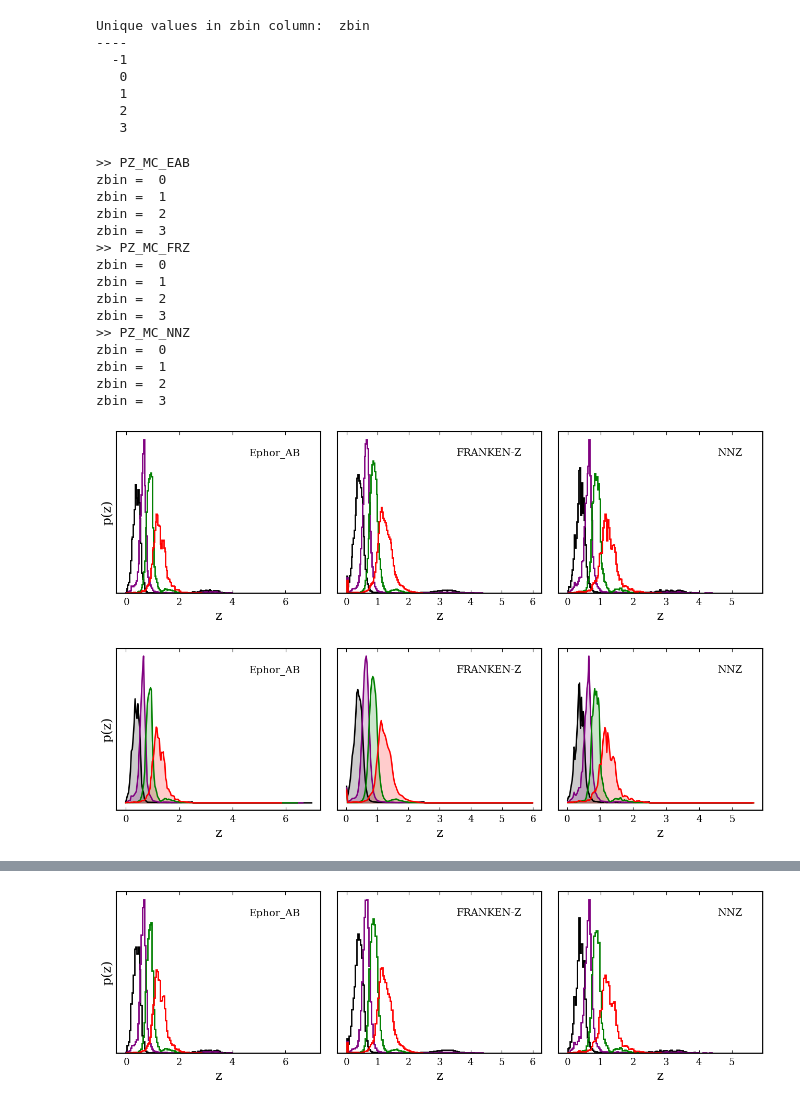
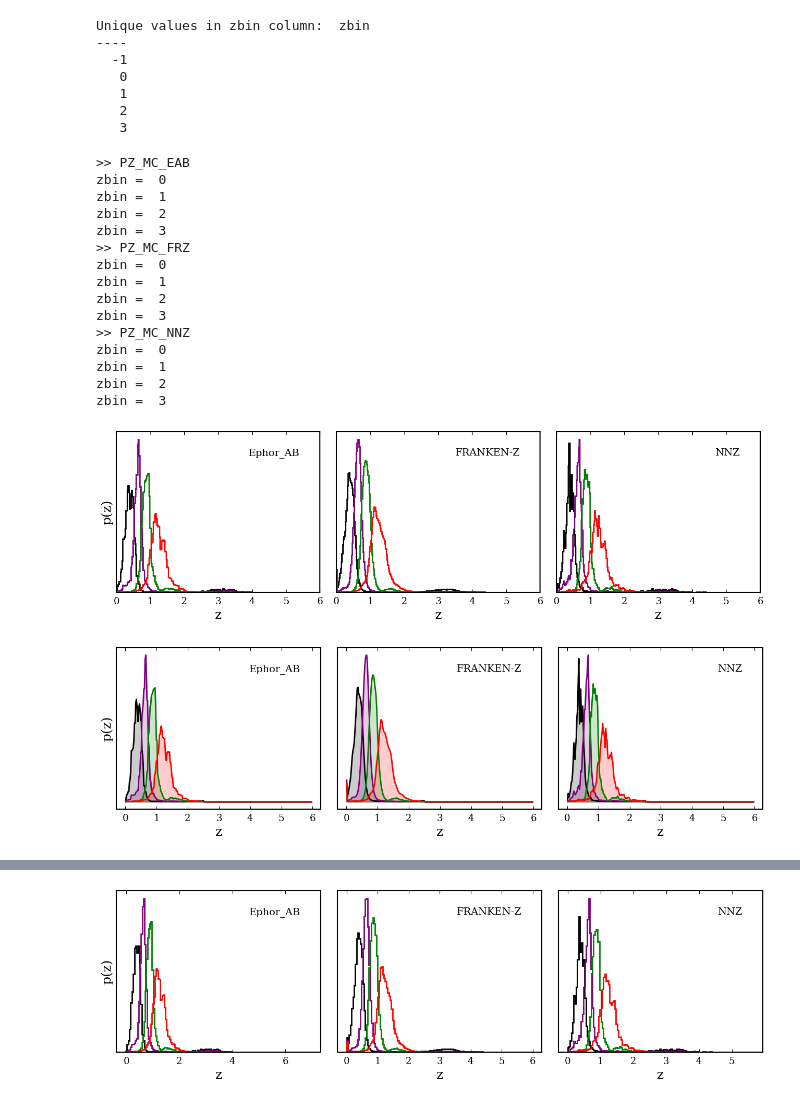
Before and after one commit to davsan06/HSC-PDR1-3x2pt-harmonic-methods, a Jupyter notebook: analysis/NB Lens Redshift Distribution Estimation.ipynb, the cells around one changed output, grey strips where cells are left out. Drawn from its saved outputs; the diff is of its cells as text; code cells hidden in the pictures.

Commit message:
Setting lowest z bin edge for the lens nz to 0

```diff
--- a/analysis/NB Lens Redshift Distribution Estimation.ipynb
+++ b/analysis/NB Lens Redshift Distribution Estimation.ipynb
@@ -262,6 +262,26 @@ plt.rcParams['xtick.labelsize'] = 13
 plt.rcParams['font.family'] =  'serif'
 # plt.rcParams['font.serif'] = 'Computer Modern Roman Bold'
 plt.rcParams['font.size'] = 18
+# %%
+import sacc
+
+# Define the bins for the redshift distribution similarly as the ones used for the sources
+path = '/pscratch/sd/d/davidsan/HSC-PDR1-3x2pt-harmonic-methods/data/harmonic/txpipe/source_s16a_lens_dr1/all-fields/dndz'
+fname = os.path.join(path, 'summary_statistics_fourier_all_SourcesS16A_LensesDR1_pz_mc_eab_HikageShearSC_DESC_GCandGGL_SC.sacc')
+
+# Read the sacc file
+s_z = sacc.Sacc.load_fits(fname)
+
+# Read the redshift domain of the sources
+z_source = s_z.tracers['source_0'].z
+
+# Compute the edges of the bins so centers are at z
+zbin_edges = np.zeros(len(z_source)+1)
+zbin_edges[1:-1] = (z_source[1:] + z_source[:-1])/2.
+# Remove last bin edge
+zbin_edges = zbin_edges[:-1]
+
+# print('zbin_edges: ', zbin_edges)
 # %%
 # Path where to save the txt files with the redshift distributions
 path_save = '/pscratch/sd/d/davidsan/HSC-PDR1-3x2pt-harmonic-methods/data/harmonic/lens_pdr1_redshift_distr'
@@ -292,7 +312,8 @@ for ind, method in enumerate(methods.keys()):
         mask = (table['zbin']==zbin) & (table['zbin']!=-1)
         # Plot the histogram and output the values to the txt file
         nz, z, _ = axes[ind].hist(table[method][mask],
-                                bins=200,
+                                # bins=200,
+                                bins=zbin_edges,
                                 density=True,
                                 histtype='step',
                                 color=colors[zbin],
@@ -331,36 +352,36 @@ for ind, method in enumerate(methods.keys()):
                     fontsize=14)
     axes2[0].set_ylabel('p(z)')
     # Set the x and y limits
-    # axes[ind].set_xlim(0, 2.5)
+    axes[ind].set_xlim(0, 6.0)
     # Hide the y ticks
     axes[ind].set_yticks([])
     axes2[ind].set_yticks([])
     # Save the txt file
     np.savetxt(fname, file.T, delimiter=' ', fmt='%.6e')
 
 # Save the figure in pdf and png formats with dpi=300 in the path_save directory
 fname = os.path.join(path_save, 'lens_pdr1_redshift_distr.pdf')
 fig.savefig(fname, dpi=300, bbox_inches='tight')
 fname = os.path.join(path_save, 'lens_pdr1_redshift_distr.png')
 fig.savefig(fname, dpi=300, bbox_inches='tight')
 
 plt.show()
 plt.close()
 # %% [output]
 >> PZ_MC_EAB
 zbin =  0
 zbin =  1
 zbin =  2
 zbin =  3
 >> PZ_MC_FRZ
 zbin =  0
 zbin =  1
 zbin =  2
 zbin =  3
 >> PZ_MC_NNZ
 zbin =  0
 zbin =  1
 zbin =  2
 zbin =  3
-[figure, old version]
+[figure, new version]
-[figure, old version]
+[figure, new version]
```
Also changed, not shown: parts of 4 cells of this notebook.
